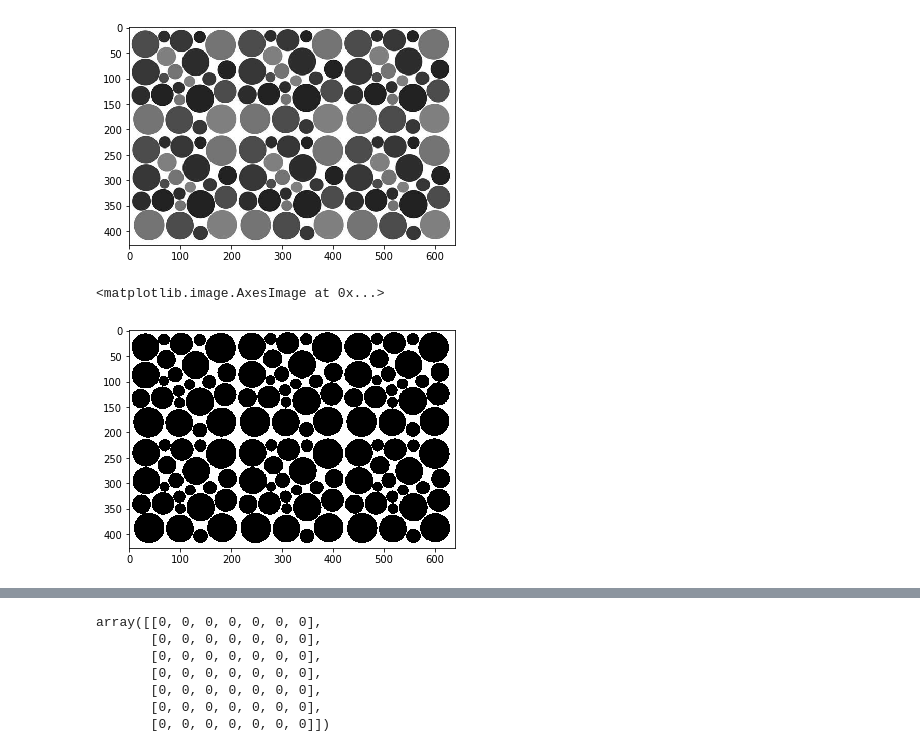
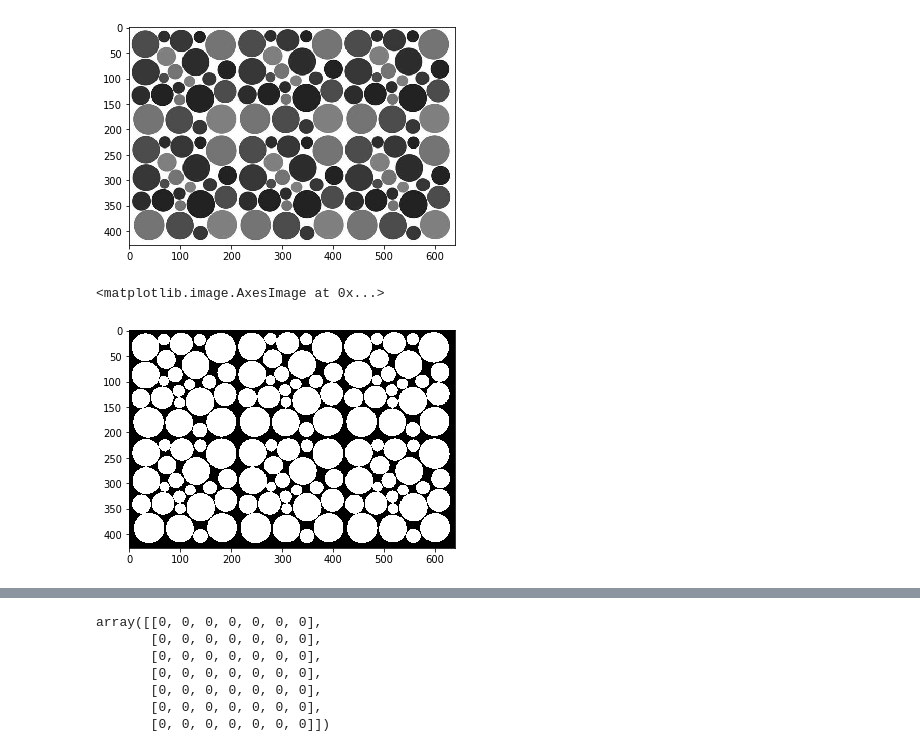
Before and after one commit to bako1/IMT3881, a Jupyter notebook: 09_bildebehandling/Arbeidskrav_09.ipynb, the cells around one changed output, grey strips where cells are left out. Drawn from its saved outputs; the diff is of its cells as text; code cells hidden in the pictures.

```diff
--- a/09_bildebehandling/Arbeidskrav_09.ipynb
+++ b/09_bildebehandling/Arbeidskrav_09.ipynb
@@ -44,14 +44,14 @@ print(grey_im.min(), grey_im.max())
 # %%
 import skimage.data as data
 from skimage import io
 from skimage.filters import threshold_otsu
 #img=io.imread('dots.jpg')
 thresh=threshold_otsu(grey_im)
-binary=grey_im>thresh
+binary=grey_im<thresh
 plt.imshow(binary,cmap='gray')
 # %% [output]
 <matplotlib.image.AxesImage at 0x...>
-[figure, old version]
+[figure, new version]
 # %%
 import scipy as sc
 import numpy as np
```
Also changed, not shown: parts of 3 cells of this notebook.
